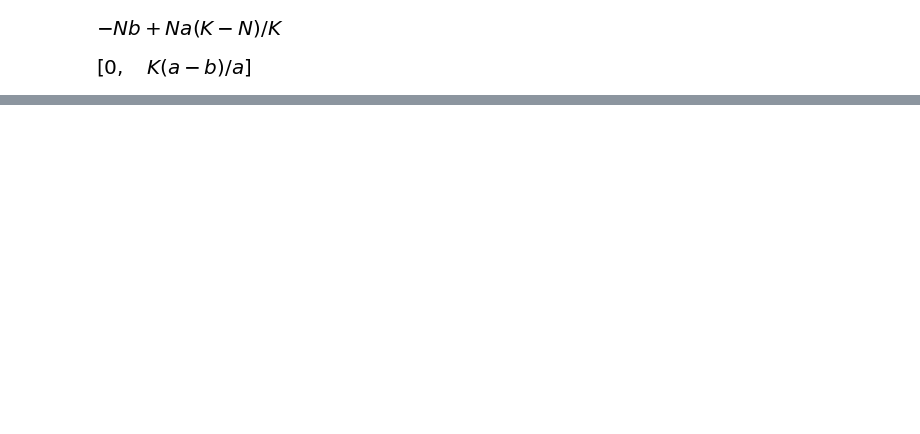
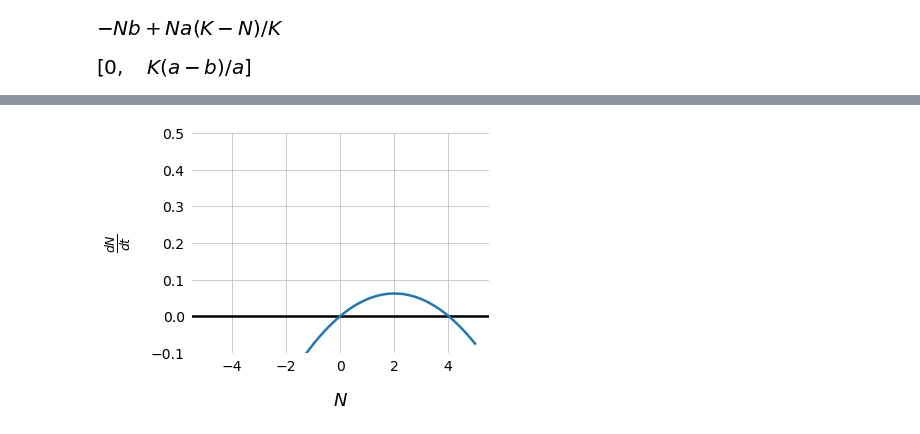
Before and after one commit to tfiers/strogatz, a Jupyter notebook: notebooks/1_1_Population.ipynb, the cells around one changed output, grey strips where cells are left out. Cells and saved outputs as stored; diff of their text form; code cells hidden in the pictures; blank space fills up the shorter version.

```diff
--- a/notebooks/1_1_Population.ipynb
+++ b/notebooks/1_1_Population.ipynb
@@ -32,0 +58,5 @@ ax.legend();
+# %%
+fig, ax = plt.subplots()
+plot(ax, alpha, beta, KK, 5, (-0.1, 0.5))
+# %% [output]
+[figure, added]
```
Also changed, not shown: parts of 4 cells of this notebook, 2 other files.
